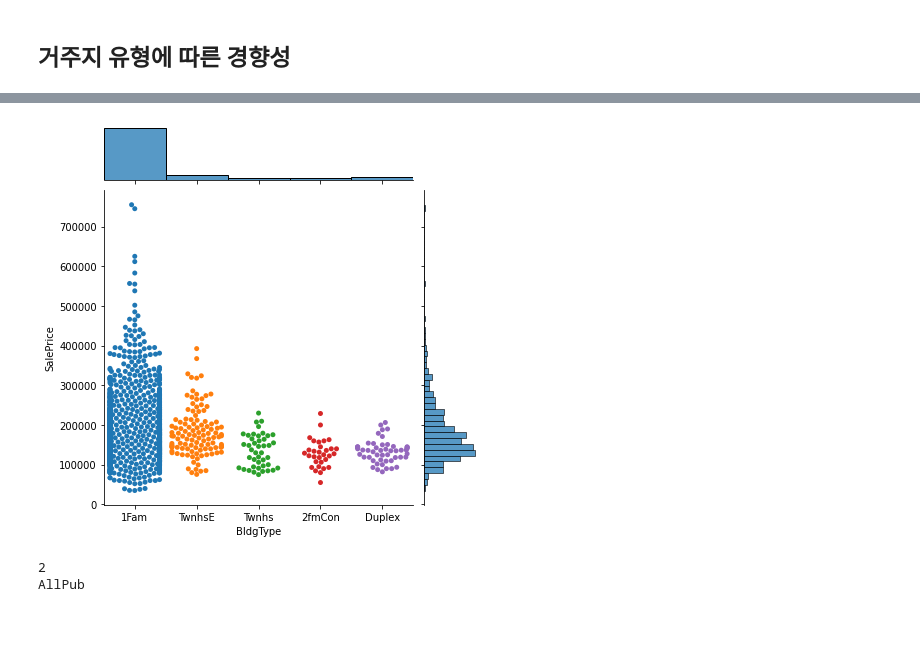
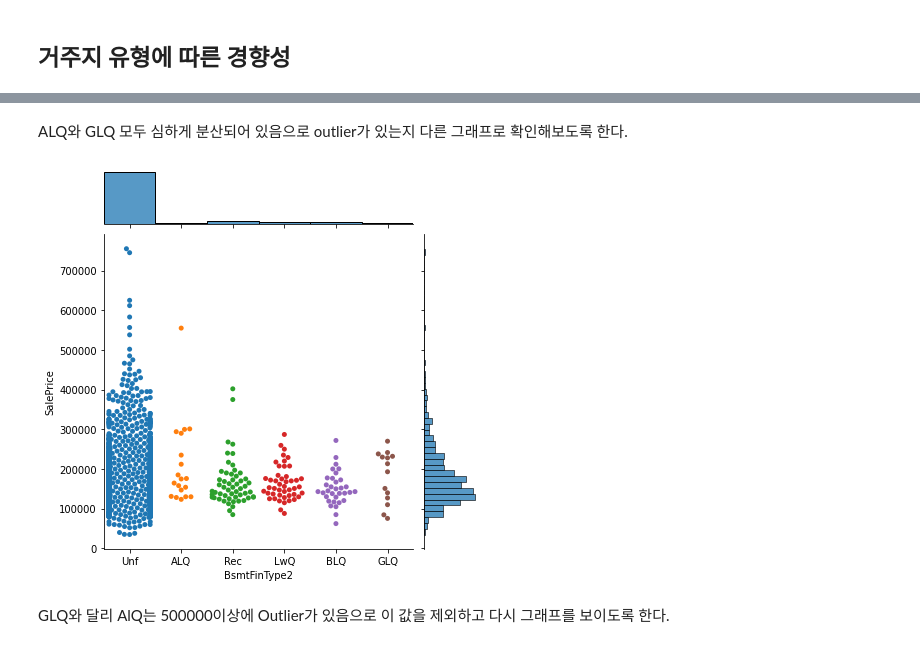
Before and after one commit to E-xxi/Data_Analysis, a Jupyter notebook: houseprice.ipynb, the cells around one changed output, grey strips where cells are left out. Drawn from its saved outputs; the diff is of its cells as text; code cells hidden in the pictures.

```diff
--- a/houseprice.ipynb
+++ b/houseprice.ipynb
@@ -275,26 +310,9 @@ FV > RH > RL > RM > C 으로 봐야할 수 있다.
+# %% [markdown]
+ALQ와 GLQ 모두 심하게 분산되어 있음으로 outlier가 있는지 다른 그래프로 확인해보도록 한다.
 # %%
-BldgTypeD = sData[['BldgType','SalePrice']]
-
-
-g = sns.JointGrid(x=sData['BldgType'],
-                  y=sData['SalePrice'])
-ax = g.plot(sns.swarmplot, sns.histplot)
+g = sns.JointGrid(x=sData['BsmtFinType2'], y = sData['SalePrice'])
+ax = g.plot(sns.swarmplot,sns.histplot)
 # %% [output]
-[figure, old version]
+[figure, new version]
-# %%
-"""
-sData = data.sort_values(by = ['SalePrice'],ascending=False)
-sData = sData.reset_index(drop=True)
-
-sData
-upper10p = sData.loc[0:data[c].count() * 0.1]
-"""
-'''
-#val 값 접근 테스트
-
-print(upper10Maj[(upper10Maj['title']=='Utilities')].index.tolist()[0])
-print(upper10Maj.iat[2,1])
-'''
-# %% [output]
-2
-AllPub
+# %% [markdown]
+GLQ와 달리 AlQ는  500000이상에 Outlier가 있음으로 이 값을 제외하고 다시 그래프를 보이도록 한다.
```
Also changed, not shown: parts of 25 cells of this notebook.
